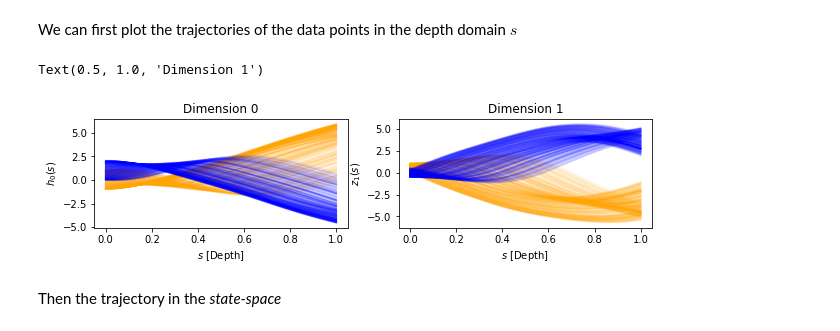
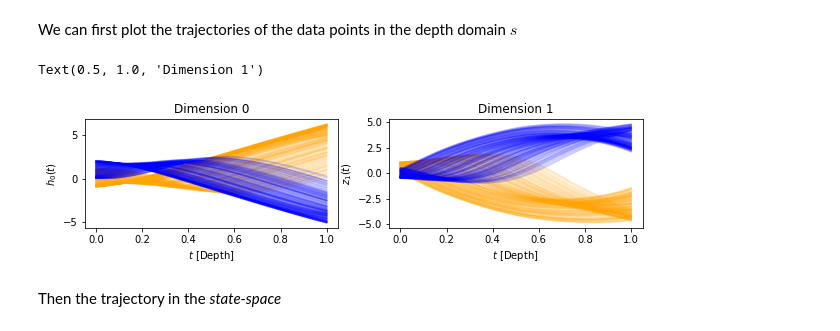
Before and after one commit to DiffEqML/torchdyn, a Jupyter notebook: tutorials/00_quickstart.ipynb, the cells around one changed output. Saved outputs shown, nothing was run; the diff lists cells and outputs as text; code cells hidden in the pictures.

```diff
--- a/tutorials/00_quickstart.ipynb
+++ b/tutorials/00_quickstart.ipynb
@@ -137,3 +142,4 @@ With the method `trajectory` of `NeuralDE` objects you can quickly evaluate the
 # %%
-s_span = torch.linspace(0,1,100)
-trajectory = model.trajectory(X_train, s_span).detach().cpu()
+t_span = torch.linspace(0,1,100)
+t_eval, trajectory = model(X_train, t_span)
+trajectory = trajectory.detach().cpu()
@@ -144,18 +175,18 @@ We can first plot the trajectories of the data points in the depth domain $s$
 # %%
 color=['orange', 'blue']
 
 fig = plt.figure(figsize=(10,2))
 ax0 = fig.add_subplot(121)
 ax1 = fig.add_subplot(122)
 for i in range(500):
     ax0.plot(s_span, trajectory[:,i,0], color=color[int(yn[i])], alpha=.1);
     ax1.plot(s_span, trajectory[:,i,1], color=color[int(yn[i])], alpha=.1);
-ax0.set_xlabel(r"$s$ [Depth]") ; ax0.set_ylabel(r"$h_0(s)$")
-ax1.set_xlabel(r"$s$ [Depth]") ; ax1.set_ylabel(r"$z_1(s)$")
+ax0.set_xlabel(r"$t$ [Depth]") ; ax0.set_ylabel(r"$h_0(t)$")
+ax1.set_xlabel(r"$t$ [Depth]") ; ax1.set_ylabel(r"$z_1(t)$")
 ax0.set_title("Dimension 0") ; ax1.set_title("Dimension 1")
 # %% [output]
 Text(0.5, 1.0, 'Dimension 1')
-[figure, old version]
+[figure, new version]
 # %% [markdown]
 Then the trajectory in the *state-space*
 # %% [markdown]
```
Also changed, not shown: parts of 9 cells of this notebook, 12 other files.
